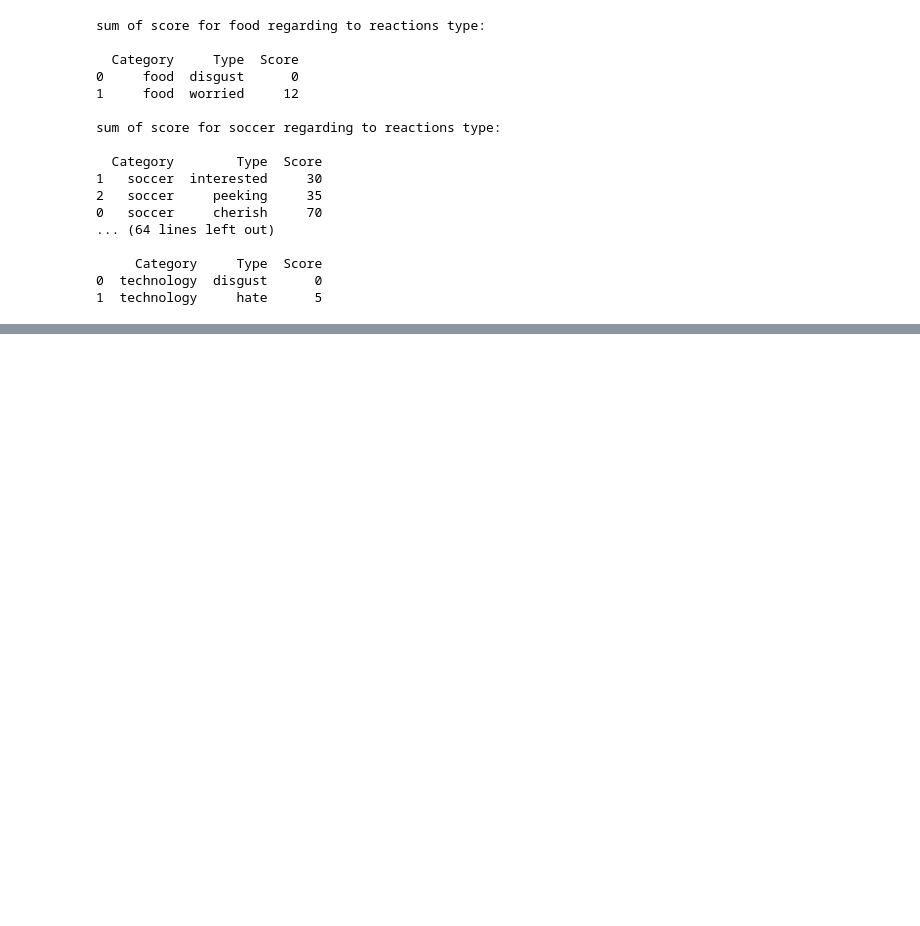
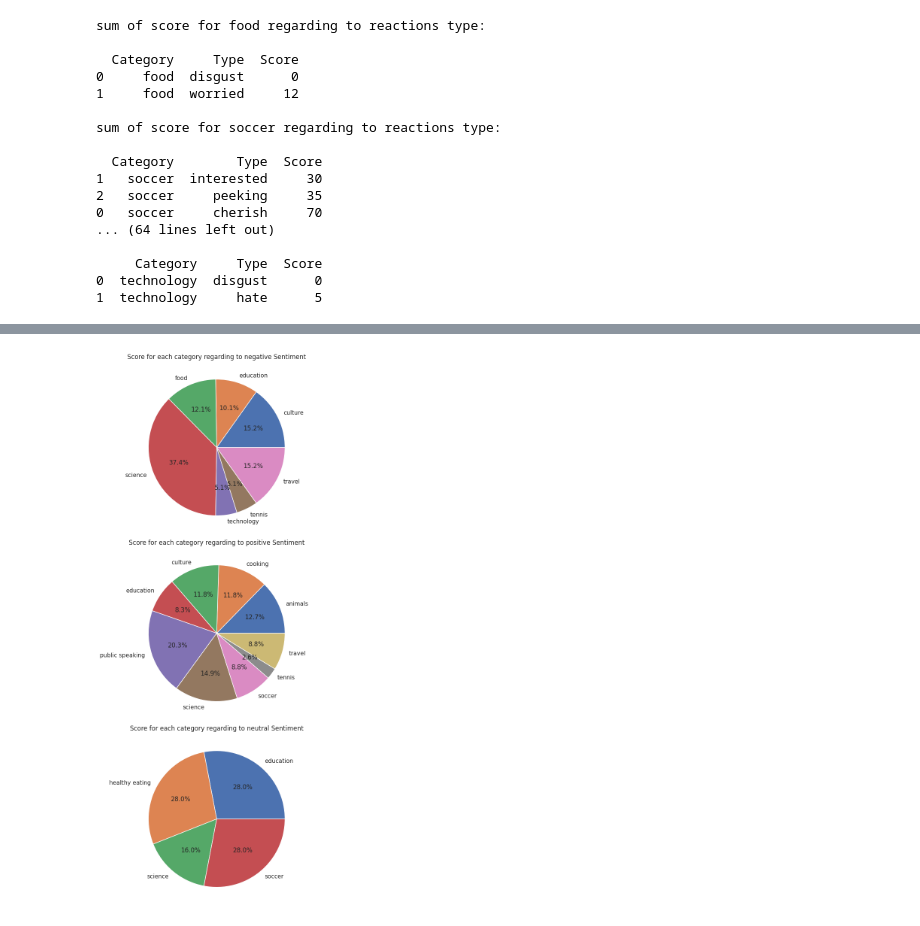
Before and after one commit to AhmAnwar/accenture_virtual_experience_VE_by_Forage, a Jupyter notebook: accenture-virtual-experience-ve-by-forage.ipynb, the cells around one changed output, grey strips where cells are left out. Saved outputs shown, nothing was run; the diff lists cells and outputs as text; code cells hidden in the pictures; blank space fills up the shorter version.

```diff
--- a/accenture-virtual-experience-ve-by-forage.ipynb
+++ b/accenture-virtual-experience-ve-by-forage.ipynb
@@ -330,0 +354,17 @@ for cat in df['Category'].unique():
+# %%
+plt.figure(figsize= (25, 15))
+
+i= 1
+for sent in df['Sentiment'].unique():
+    plt.subplot(len(df['Sentiment'].unique()), 1, i)
+    plt.pie(data= df[df['Sentiment'] == sent].groupby('Category', as_index= False).agg({'Score': 'sum'}),
+            x= df[df['Sentiment'] == sent].groupby('Category', as_index= False).agg({'Score': 'sum'})['Score'],
+            labels= 'Category',
+            autopct= '%1.1f%%')
+    plt.title(f'Score for each category regarding to {sent} Sentiment')
+    i+=1
+
+plt.tight_layout()
+plt.show()
+# %% [output]
+[figure, added]
```
Also changed, not shown: parts of 2 cells of this notebook.
